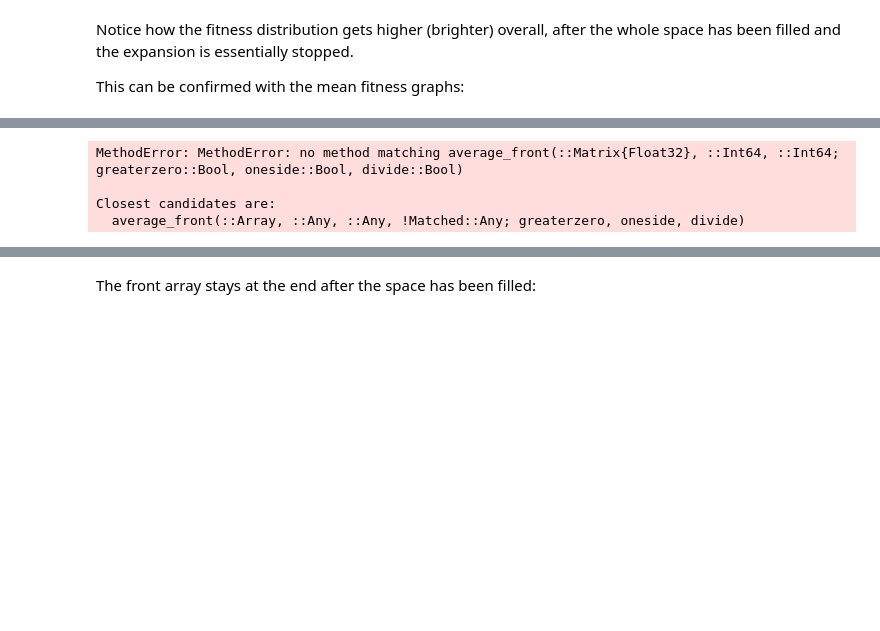
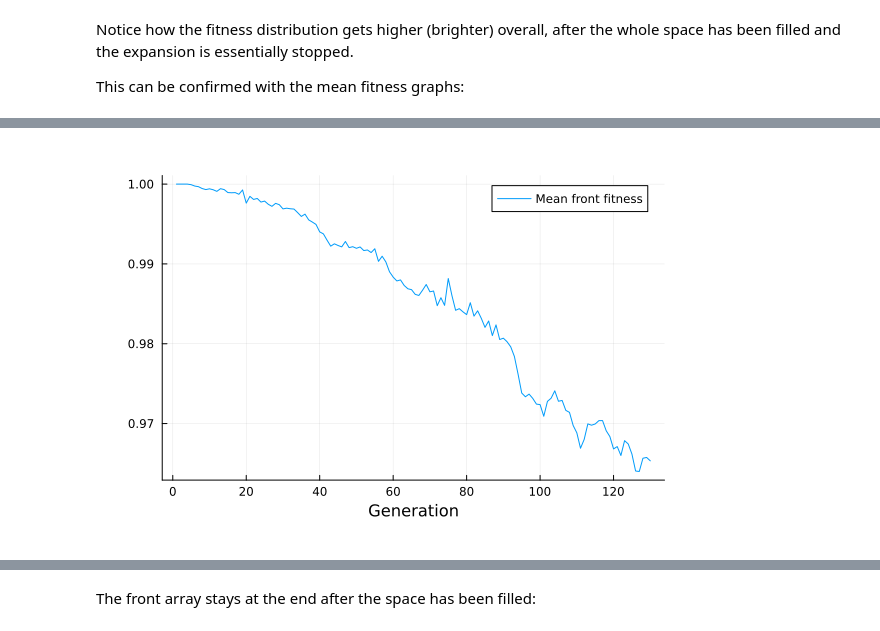
Before and after one commit to HartreeY/REK, a Jupyter notebook: programs/examples/1d_1.ipynb, the cells around one changed output, grey strips where cells are left out. Drawn from its saved outputs; the diff is of its cells as text; code cells hidden in the pictures; blank space fills up the shorter version.

```diff
--- a/programs/examples/1d_1.ipynb
+++ b/programs/examples/1d_1.ipynb
@@ -62,9 +68,6 @@ Plots.AnimatedGif("C:\\Users\\Hartree\\AppData\\Local\\Temp\\jl_vCd8xGtWPI.gif")
 # %%
 test_fitn_frontav = average_front(test,"fitn")
-plot(test_fitn_frontav,xlabel="Generation",label="Mean front fitness")
+Plots.plot(test_fitn_frontav,xlabel="Generation",label="Mean front fitness")
 # %% [output]
-MethodError: MethodError: no method matching average_front(::Matrix{Float32}, ::Int64, ::Int64; greaterzero::Bool, oneside::Bool, divide::Bool)
-
-Closest candidates are:
-  average_front(::Array, ::Any, ::Any, !Matched::Any; greaterzero, oneside, divide)
+[figure, added]
 # %%
```
Also changed, not shown: parts of 8 cells of this notebook, 9 other files.
